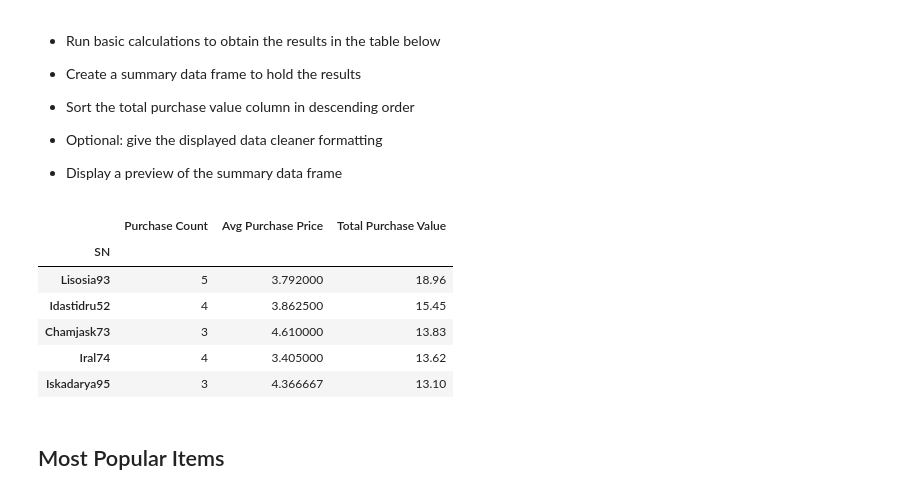
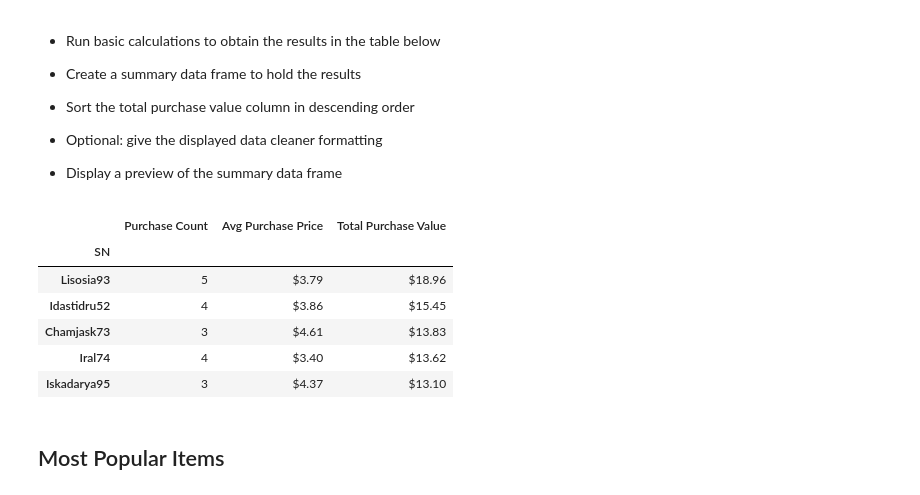
Before and after one commit to AmyAndersson/HeroesOfPymoli, a Jupyter notebook: HeroesOfPymoli_starter.ipynb, the cells around one changed output. Drawn from its saved outputs; the diff is of its cells as text; code cells hidden in the pictures.

```diff
--- a/HeroesOfPymoli_starter.ipynb
+++ b/HeroesOfPymoli_starter.ipynb
@@ -258,19 +298,36 @@ Purch_Analy_Age
 # %%
+#create a new dataframe grouped by player
 By_player= purchase_data_df.groupby("SN")
+
+#The amount of purchases each player made
 purchase_count_TS=By_player["Purchase ID"].count()
+
+#average cost of each purchase made by each player
 Avg_purch_price_TS=By_player["Price"].mean()
+
+#total amount of purchases by each player
 Tot_purch_price_TS=By_player["Price"].sum()
+
+#create a dataframe with all the summary data
 Purch_Analy_TS =pd.DataFrame({"Purchase Count": purchase_count_TS, "Avg Purchase Price": Avg_purch_price_TS, "Total Purchase Value": Tot_purch_price_TS})
+
+#Sort the data to display the players with the higherst total purchases
 Purch_Analy_TS_sort=Purch_Analy_TS.sort_values("Total Purchase Value", ascending=False)
+
+#formatting
+Purch_Analy_TS_sort["Avg Purchase Price"]=Purch_Analy_TS_sort["Avg Purchase Price"].astype(float).map("${:,.2f}".format)
+Purch_Analy_TS_sort["Total Purchase Value"]=Purch_Analy_TS_sort["Total Purchase Value"].astype(float).map("${:,.2f}".format)
+
+
 Purch_Analy_TS_sort.head(5)
 # %% [output]
 |  | Purchase Count | Avg Purchase Price | Total Purchase Value |
 | SN |  |  |  |
-| Lisosia93 | 5 | 3.792000 | 18.96 |
-| Idastidru52 | 4 | 3.862500 | 15.45 |
-| Chamjask73 | 3 | 4.610000 | 13.83 |
-| Iral74 | 4 | 3.405000 | 13.62 |
-| Iskadarya95 | 3 | 4.366667 | 13.10 |
+| Lisosia93 | 5 | $3.79 | $18.96 |
+| Idastidru52 | 4 | $3.86 | $15.45 |
+| Chamjask73 | 3 | $4.61 | $13.83 |
+| Iral74 | 4 | $3.40 | $13.62 |
+| Iskadarya95 | 3 | $4.37 | $13.10 |
 # %% [markdown]
 ## Most Popular Items
 # %% [markdown]
```
Also changed, not shown: parts of 18 cells of this notebook.
